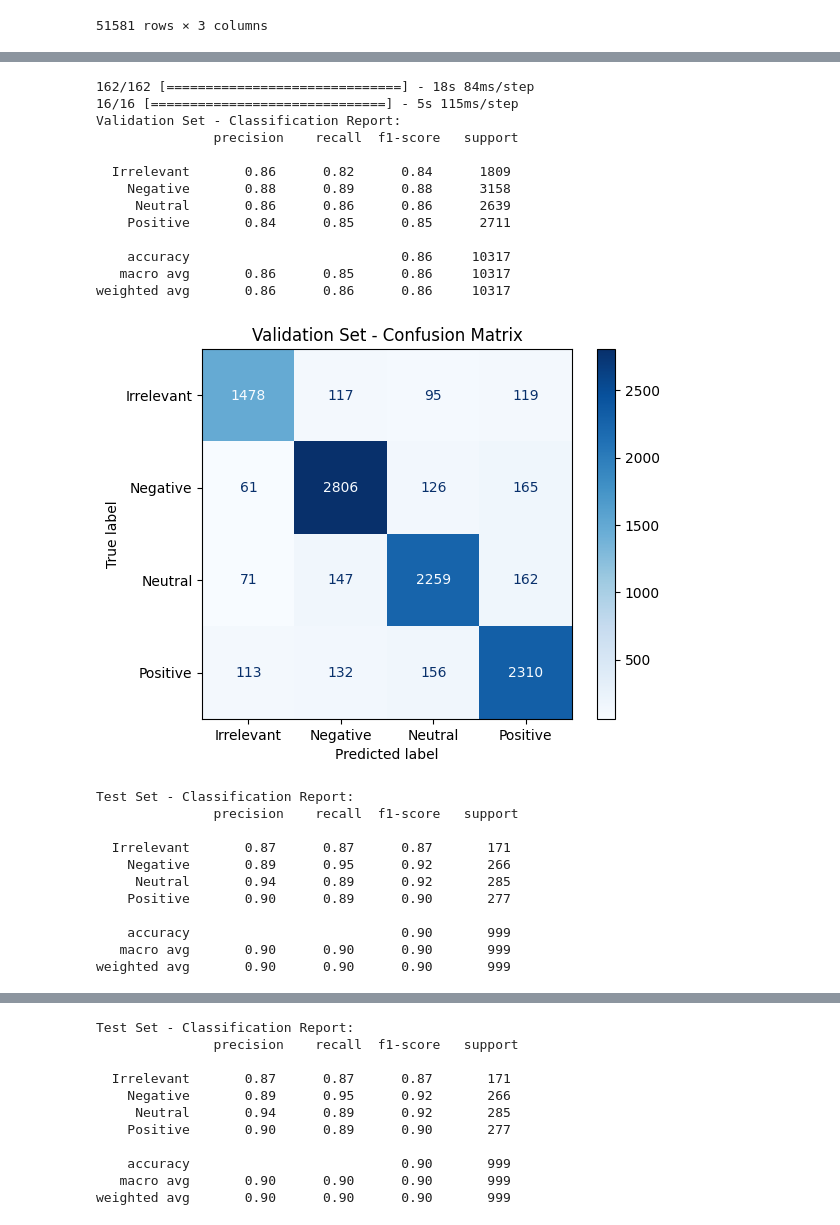
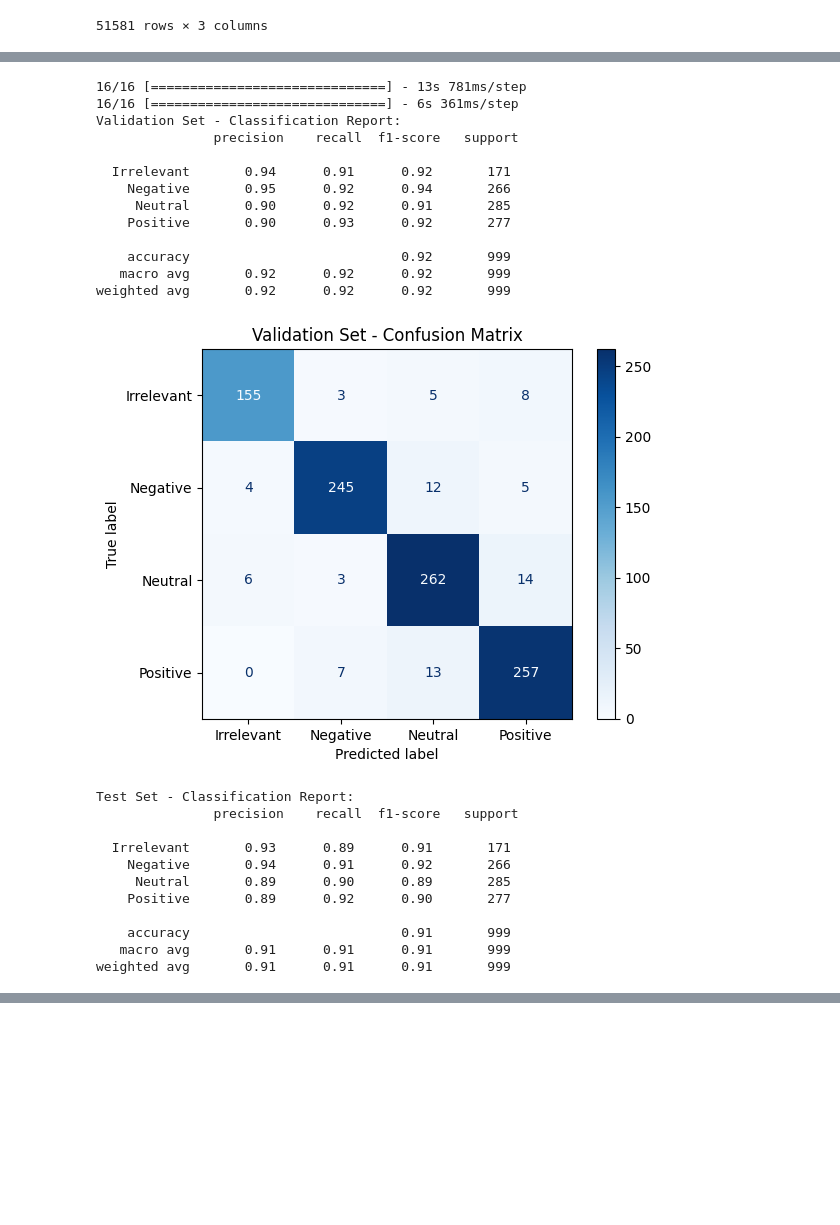
Before and after one commit to andrianang/DistilBert, a Jupyter notebook: BERT.ipynb, the cells around one changed output, grey strips where cells are left out. Saved outputs shown, nothing was run; the diff lists cells and outputs as text; code cells hidden in the pictures; blank space fills up the shorter version.

Commit message:
bert

```diff
--- a/BERT.ipynb
+++ b/BERT.ipynb
@@ -419,11 +557,11 @@ val_texts = data_val['Content'].tolist()
 val_labels = data_val['Sentiment'].tolist()
 # %%
 # Tokenize the texts
-train_encodings = tokenizer(train_texts, truncation=True, padding=True, max_length=16)
-val_encodings = tokenizer(val_texts, truncation=True, padding=True, max_length=16)
+train_encodings = tokenizer(train_texts, truncation=True, padding=True, max_length=46)
+val_encodings = tokenizer(val_texts, truncation=True, padding=True, max_length=46)
 
 # Convert the labels to one-hot encoding
-num_labels = len(data['Sentiment_label'].cat.categories)
+num_labels = len(data_train['Sentiment_label'].cat.categories)
 train_labels_encoded = tf.one_hot(train_labels, num_labels)
 val_labels_encoded = tf.one_hot(val_labels, num_labels)
 
@@ -432,14 +570,18 @@ train_dataset = tf.data.Dataset.from_tensor_slices((dict(train_encodings), train
 val_dataset = tf.data.Dataset.from_tensor_slices((dict(val_encodings), val_labels_encoded))
 # %%
 # Define the model architecture
-input_ids = tf.keras.layers.Input(shape=(16, ), dtype=tf.int32, name='input_ids')
-attention_mask = tf.keras.layers.Input(shape=(16, ), dtype=tf.int32, name='attention_mask')
-output = model(input_ids, attention_mask=attention_mask)[0]
-output = tf.keras.layers.Dense(num_labels, activation='softmax')(output[:, 0, :])  # Pooling the output
+# Define the model architecture
+input_ids = tf.keras.layers.Input(shape=(46, ), dtype=tf.int32, name='input_ids')
+attention_mask = tf.keras.layers.Input(shape=(46, ), dtype=tf.int32, name='attention_mask')
+
+# Use model.layers[:-2] to exclude the pooler layer and the output layer
+bert_output = model([input_ids, attention_mask]).last_hidden_state
+output = tf.keras.layers.Dense(num_labels, activation='softmax')(bert_output[:, 0, :])  # Pooling the output
+
 model = tf.keras.Model(inputs=[input_ids, attention_mask], outputs=output)
 
 # Compile and train the model
-optimizer = tf.keras.optimizers.Adam(learning_rate=1e-5)
+optimizer = tf.keras.optimizers.Adam(learning_rate=5e-6)
 loss = tf.keras.losses.CategoricalCrossentropy(from_logits=True)
 metrics = ['accuracy']
 
@@ -497,7 +640,8 @@ Epoch 15: val_loss did not improve from 0.57890
 # %%
 import numpy as np
 from sklearn.metrics import classification_report, confusion_matrix, ConfusionMatrixDisplay
-
+import matplotlib.pyplot as plt
+import os
 
 # Load and preprocess the data
 data_test = test_df[['Content', 'Sentiment']]
@@ -510,7 +654,7 @@ test_labels = data_test['Sentiment'].tolist()
 test_encodings = tokenizer(test_texts, truncation=True, padding=True, max_length=24)
 
 # Convert the labels to one-hot encoding
-num_labels = len(data['Sentiment_label'].cat.categories)
+num_labels = len(data_test['Sentiment_label'].cat.categories)
 val_labels_encoded = tf.one_hot(val_labels, num_labels)
 test_labels_encoded = tf.one_hot(test_labels, num_labels)
 
@@ -524,8 +668,8 @@ test_predictions = model.predict(test_dataset.batch(64))
 test_predicted_labels = np.argmax(test_predictions, axis=1)
 
 # Convert the predicted labels to their original sentiment categories
-val_predicted_sentiments = data['Sentiment_label'].cat.categories[val_predicted_labels]
-test_predicted_sentiments = data['Sentiment_label'].cat.categories[test_predicted_labels]
+val_predicted_sentiments = data_val['Sentiment_label'].cat.categories[val_predicted_labels]
+test_predicted_sentiments = data_test['Sentiment_label'].cat.categories[test_predicted_labels]
 
 # Convert the true labels to their original sentiment categories
 val_true_labels = data_val['Sentiment_label']
@@ -563,6 +707,8 @@ plt.grid(False)
 plt.show()
 
 
+save_folder = 'Bert'
+os.makedirs(save_folder, exist_ok=True)
 val_report_path = os.path.join(save_folder, 'validation_classification_report.txt')
 with open(val_report_path, 'w') as file:
     file.write("Validation Set - Classification Report:\n")
@@ -573,51 +719,51 @@ val_display = ConfusionMatrixDisplay(confusion_matrix=val_confusion_mat, display
 val_display.plot(cmap='Blues')
 plt.title("Validation Set - Confusion Matrix")
 plt.grid(False)
 val_image_path = os.path.join(save_folder, 'validation_confusion_matrix.png')
 plt.savefig(val_image_path)
 plt.show()
 
 # Calculate the classification report for the test set
 test_classification_rep = classification_report(test_true_labels, test_predicted_sentiments)
 print("Test Set - Classification Report:\n", test_classification_rep)
 
 # Save the classification report for the test set to a file
 test_report_path = os.path.join(save_folder, 'test_classification_report.txt')
 with open(test_report_path, 'w') as file:
     file.write("Test Set - Classification Report:\n")
     file.write(test_classification_rep)
 
 # Plot the confusion matrix for the test set
 test_display = ConfusionMatrixDisplay(confusion_matrix=test_confusion_mat, display_labels=labels)
 test_display.plot(cmap='Blues')
 plt.title("Test Set - Confusion Matrix")
 plt.grid(False)
 test_image_path = os.path.join(save_folder, 'test_confusion_matrix.png')
 plt.savefig(test_image_path)
 plt.show()
 # %% [output]
-162/162 [==============================] - 18s 84ms/step
-16/16 [==============================] - 5s 115ms/step
+16/16 [==============================] - 13s 781ms/step
+16/16 [==============================] - 6s 361ms/step
 Validation Set - Classification Report:
                precision    recall  f1-score   support
 
-  Irrelevant       0.86      0.82      0.84      1809
-    Negative       0.88      0.89      0.88      3158
-     Neutral       0.86      0.86      0.86      2639
-    Positive       0.84      0.85      0.85      2711
+  Irrelevant       0.94      0.91      0.92       171
+    Negative       0.95      0.92      0.94       266
+     Neutral       0.90      0.92      0.91       285
+    Positive       0.90      0.93      0.92       277
 
-    accuracy                           0.86     10317
-   macro avg       0.86      0.85      0.86     10317
-weighted avg       0.86      0.86      0.86     10317
+    accuracy                           0.92       999
+   macro avg       0.92      0.92      0.92       999
+weighted avg       0.92      0.92      0.92       999
-[figure, old version]
+[figure, new version]
 Test Set - Classification Report:
                precision    recall  f1-score   support
 
-  Irrelevant       0.87      0.87      0.87       171
-    Negative       0.89      0.95      0.92       266
-     Neutral       0.94      0.89      0.92       285
-    Positive       0.90      0.89      0.90       277
+  Irrelevant       0.93      0.89      0.91       171
+    Negative       0.94      0.91      0.92       266
+     Neutral       0.89      0.90      0.89       285
+    Positive       0.89      0.92      0.90       277
 
-    accuracy                           0.90       999
-   macro avg       0.90      0.90      0.90       999
-weighted avg       0.90      0.90      0.90       999
+    accuracy                           0.91       999
+   macro avg       0.91      0.91      0.91       999
+weighted avg       0.91      0.91      0.91       999
@@ -637,11 +782,0 @@ weighted avg       0.86      0.86      0.86     10317
-Test Set - Classification Report:
-               precision    recall  f1-score   support
-
-  Irrelevant       0.87      0.87      0.87       171
-    Negative       0.89      0.95      0.92       266
-     Neutral       0.94      0.89      0.92       285
-    Positive       0.90      0.89      0.90       277
-
-    accuracy                           0.90       999
-   macro avg       0.90      0.90      0.90       999
-weighted avg       0.90      0.90      0.90       999
```
Also changed, not shown: parts of 10 cells of this notebook, 4 other files.
